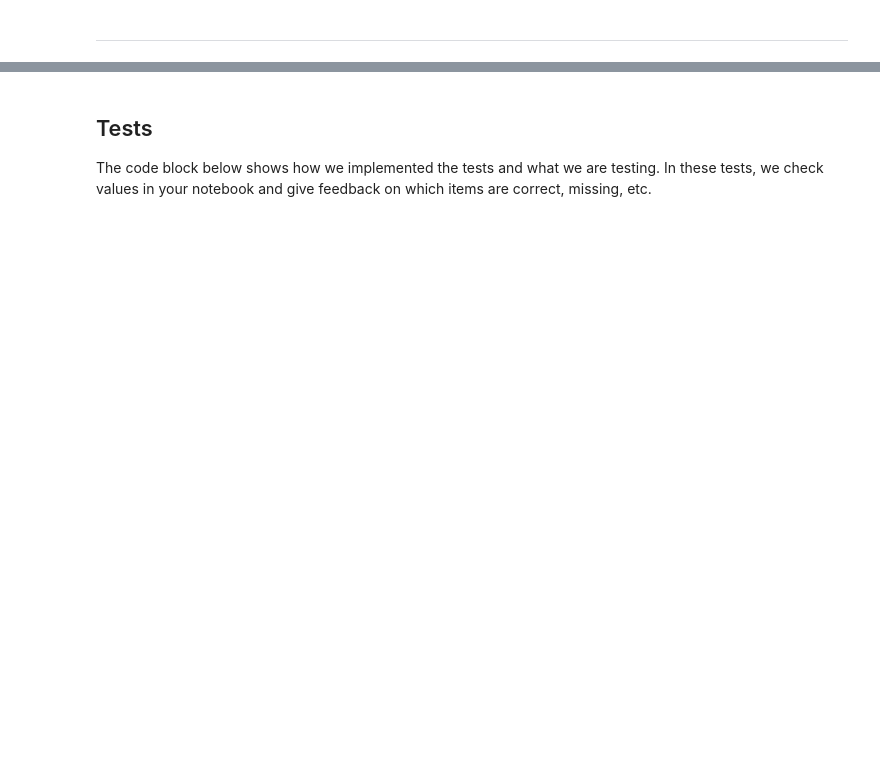
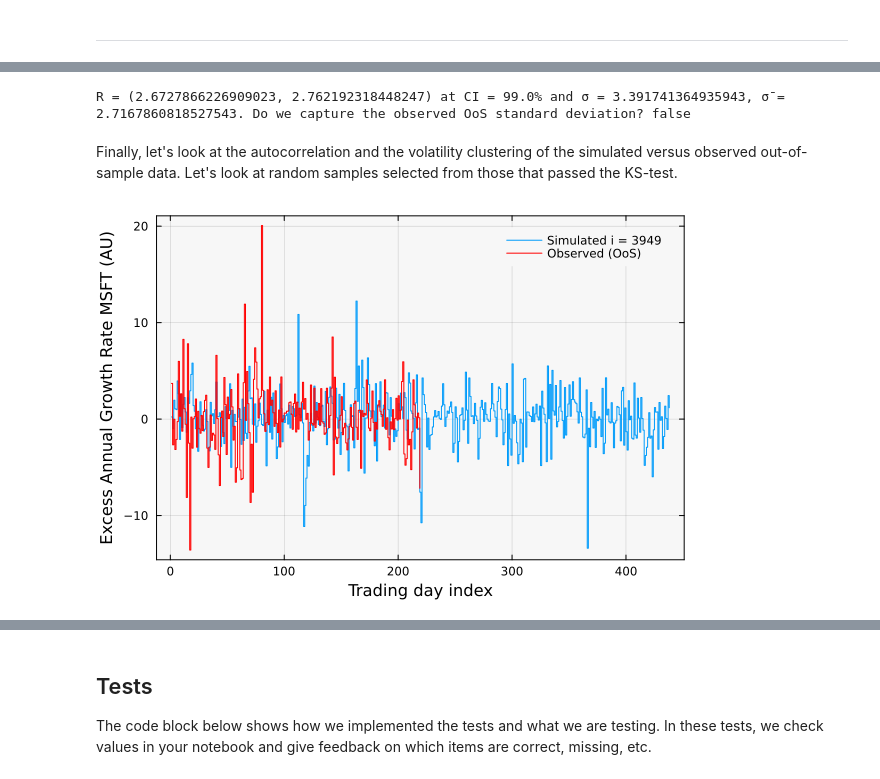
Before and after one commit to varnerlab/PS6-CHEME-5660-TEMPLATE-Fall-2025, a Jupyter notebook: PS6-CHEME-5660-Solution-SyntheticDataGen-Fall-2025.ipynb, the cells around one changed output, grey strips where cells are left out. Cells and saved outputs as stored; diff of their text form; code cells hidden in the pictures; blank space fills up the shorter version.

```diff
--- a/PS6-CHEME-5660-Solution-SyntheticDataGen-Fall-2025.ipynb
+++ b/PS6-CHEME-5660-Solution-SyntheticDataGen-Fall-2025.ipynb
@@ -439,4 +364,6 @@ In this task, we will analyze the simulated growth rate trajectories for the tic
 
 First, let's use the __eye test__ to compare the simulated and observed growth rate distributions for a ticker in `my_tickers_to_simulate`. We'll plot the distributions side by side for visual comparison. Specify the ticker  you want to visualize (this is the list of tickers that you just simulated) in the `my_ticker_to_plot::String` variable:
 # %%
-my_ticker_to_plot = "JPM";
+my_ticker_to_plot = "MSFT";
+simulated_growth_file_path = joinpath(_PATH_TO_SIMS,"SIMULATED-GROWTH-RATES-$(my_ticker_to_plot)-HMM-WJ-SPY-N-100-daily-aggregate.jld2");
+simulated_growth_data = load(simulated_growth_file_path)["data"];
@@ -469,0 +489,41 @@ end
+# %%
+let
+
+    # initialize -
+    R = findfirst(x->x==my_ticker_to_plot, list_of_tickers) |> i-> all_firms_excess_return_matrix[:,i]; # observed OoS excess growth rate for my_ticker_to_plot
+    X = simulated_growth_data[:,collect(index_set_pass_KS_test)]; # only those that passed the KS-test
+
+    μ̄ = mean(X, dims=1) |> x -> mean(x); # average *predicted* mean
+    σ̄ = std(X, dims=1) |> x -> mean(x); # average *predicted* standard deviation
+    μ = mean(R, dims=1) |> first; # observed growth rate from data
+    σ = std(R, dims=1) |> first; # observed standard deviation from data
+    α = 0.99;
+    ᾱ = (1 - α);
+    chi_d = Chisq(number_of_paths - 1);
+    χₗ = quantile(chi_d,ᾱ);
+    χᵣ = quantile(chi_d,α);
+
+    # Run TestII: Construct 99% confidence interval for the predicted standard deviation, are we in it?
+    region = (sqrt(((number_of_paths - 1)*σ̄^2)/(χᵣ)), sqrt(((number_of_paths - 1)*σ̄^2)/(χₗ)));
+    istrueflag = (region[1] ≤ σ && σ ≤ region[2])
+    println("R = $(region) at CI = $(100*α)% and σ = $(σ), σ̄ = $(σ̄). Do we capture the observed OoS standard deviation? $(istrueflag)")
+end
+# %% [output]
+R = (2.6727866226909023, 2.762192318448247) at CI = 99.0% and σ = 3.391741364935943, σ̄ = 2.7167860818527543. Do we capture the observed OoS standard deviation? false
+# %% [markdown]
+Finally, let's look at the autocorrelation and the volatility clustering of the simulated versus observed out-of-sample data. Let's look at random samples selected from those that passed the KS-test.
+# %%
+index_to_plot = rand(index_set_pass_KS_test); # generate a random index from the index_set_pass_KS_test
+# %%
+let
+    number_of_steps = length(dataset); # number of tickers in dataset
+    R = findfirst(x->x==my_ticker_to_plot, list_of_tickers) |> i-> all_firms_excess_return_matrix[:,i]; # observed OoS excess growth rate for my_ticker_to_plot
+
+    plot(simulated_growth_data[:,index_to_plot], linetype=:steppost, label="Simulated i = $(index_to_plot)",
+        bg="gray97", background_color_outside="white", framestyle = :box, fg_legend = :transparent)
+    plot!(R, linetype=:steppost, c=:red, label="Observed (OoS)")
+    xlabel!("Trading day index", fontsize=18)
+    ylabel!("Excess Annual Growth Rate $(my_ticker_to_plot) (AU)", fontsize=18)
+end
+# %% [output]
+[figure, added]
```
Also changed, not shown: parts of 34 cells of this notebook.
